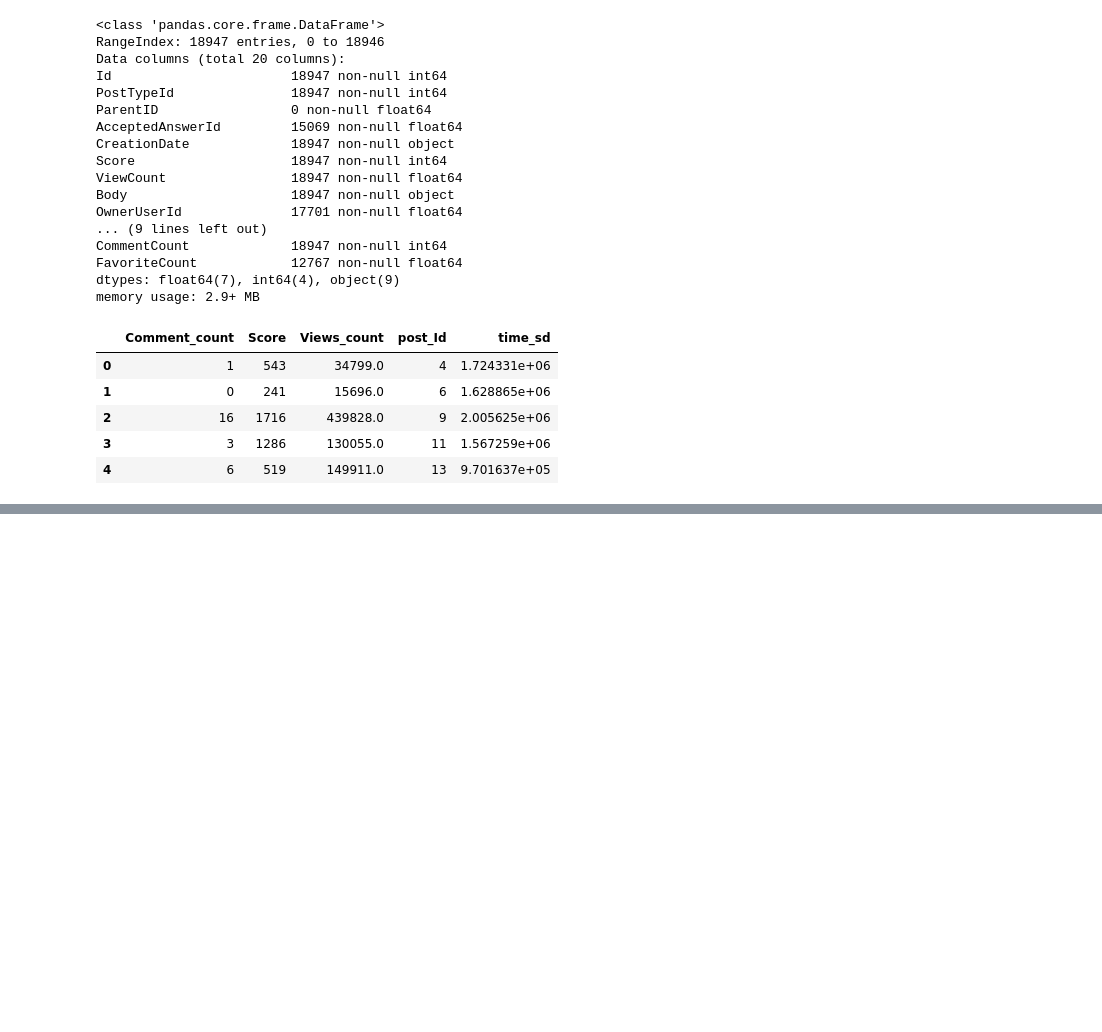
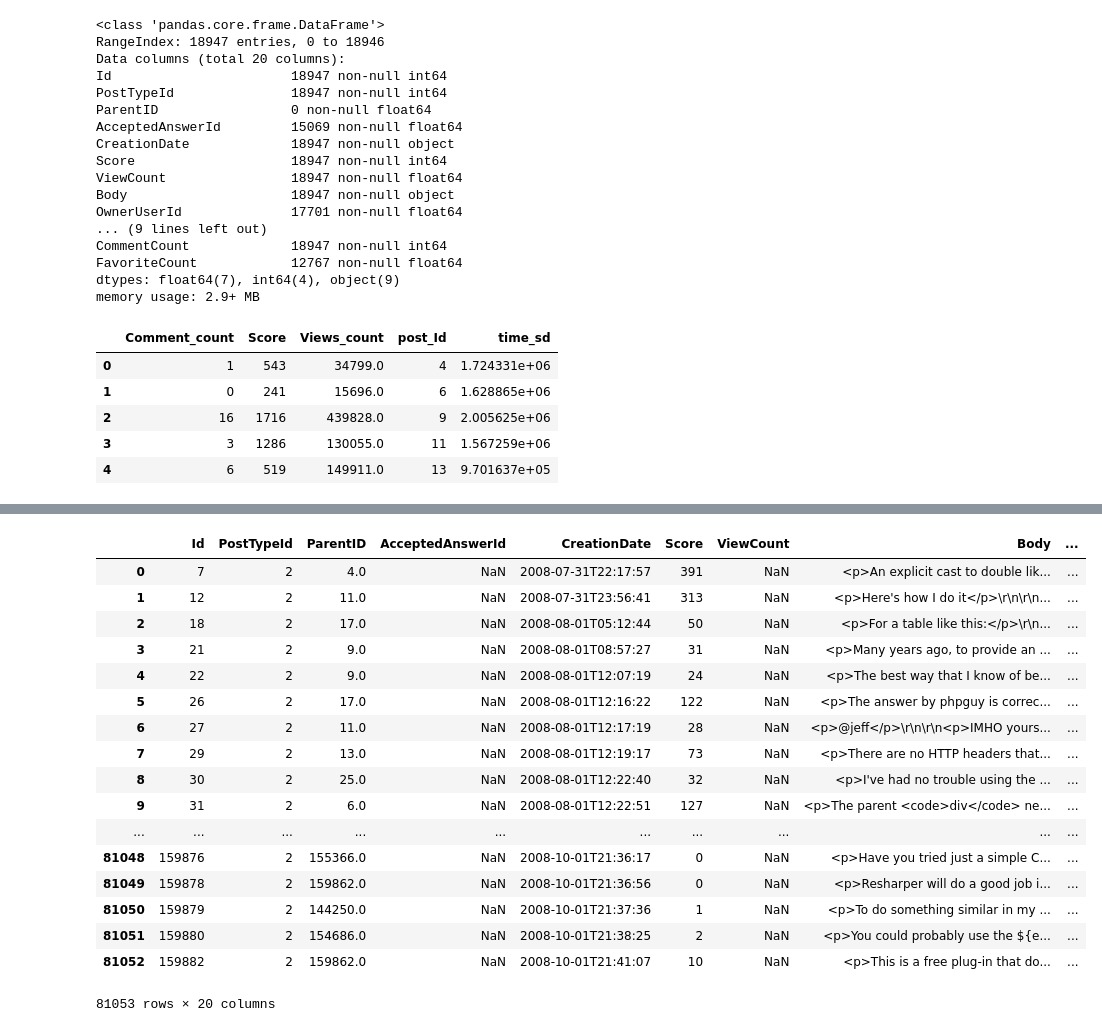
Before and after one commit to MaksimDan/160-Stackoverflow, a Jupyter notebook: source/eda/eda.ipynb, the cells around one changed output, grey strips where cells are left out. Cells and saved outputs as stored; diff of their text form; code cells hidden in the pictures; blank space fills up the shorter version.

```diff
--- a/source/eda/eda.ipynb
+++ b/source/eda/eda.ipynb
@@ -168,0 +228,22 @@ plt.scatter(df_comb.time_sd, df_comb.Views_count)
+# %%
+#Parents_post
+df_answers
+# %% [output]
+|  | Id | PostTypeId | ParentID | AcceptedAnswerId | CreationDate | Score | ViewCount | Body | ... |
+| 0 | 7 | 2 | 4.0 | NaN | 2008-07-31T22:17:57 | 391 | NaN | <p>An explicit cast to double lik... | ... |
+| 1 | 12 | 2 | 11.0 | NaN | 2008-07-31T23:56:41 | 313 | NaN | <p>Here's how I do it</p>\r\n\r\n... | ... |
+| 2 | 18 | 2 | 17.0 | NaN | 2008-08-01T05:12:44 | 50 | NaN | <p>For a table like this:</p>\r\n... | ... |
+| 3 | 21 | 2 | 9.0 | NaN | 2008-08-01T08:57:27 | 31 | NaN | <p>Many years ago, to provide an ... | ... |
+| 4 | 22 | 2 | 9.0 | NaN | 2008-08-01T12:07:19 | 24 | NaN | <p>The best way that I know of be... | ... |
+| 5 | 26 | 2 | 17.0 | NaN | 2008-08-01T12:16:22 | 122 | NaN | <p>The answer by phpguy is correc... | ... |
+| 6 | 27 | 2 | 11.0 | NaN | 2008-08-01T12:17:19 | 28 | NaN | <p>@jeff</p>\r\n\r\n<p>IMHO yours... | ... |
+| 7 | 29 | 2 | 13.0 | NaN | 2008-08-01T12:19:17 | 73 | NaN | <p>There are no HTTP headers that... | ... |
+| 8 | 30 | 2 | 25.0 | NaN | 2008-08-01T12:22:40 | 32 | NaN | <p>I've had no trouble using the ... | ... |
+| 9 | 31 | 2 | 6.0 | NaN | 2008-08-01T12:22:51 | 127 | NaN | <p>The parent <code>div</code> ne... | ... |
+| ... | ... | ... | ... | ... | ... | ... | ... | ... | ... |
+| 81048 | 159876 | 2 | 155366.0 | NaN | 2008-10-01T21:36:17 | 0 | NaN | <p>Have you tried just a simple C... | ... |
+| 81049 | 159878 | 2 | 159862.0 | NaN | 2008-10-01T21:36:56 | 0 | NaN | <p>Resharper will do a good job i... | ... |
+| 81050 | 159879 | 2 | 144250.0 | NaN | 2008-10-01T21:37:36 | 1 | NaN | <p>To do something similar in my ... | ... |
+| 81051 | 159880 | 2 | 154686.0 | NaN | 2008-10-01T21:38:25 | 2 | NaN | <p>You could probably use the ${e... | ... |
+| 81052 | 159882 | 2 | 159862.0 | NaN | 2008-10-01T21:41:07 | 10 | NaN | <p>This is a free plug-in that do... | ... |
+81053 rows × 20 columns
```
Also changed, not shown: parts of 28 cells of this notebook.
